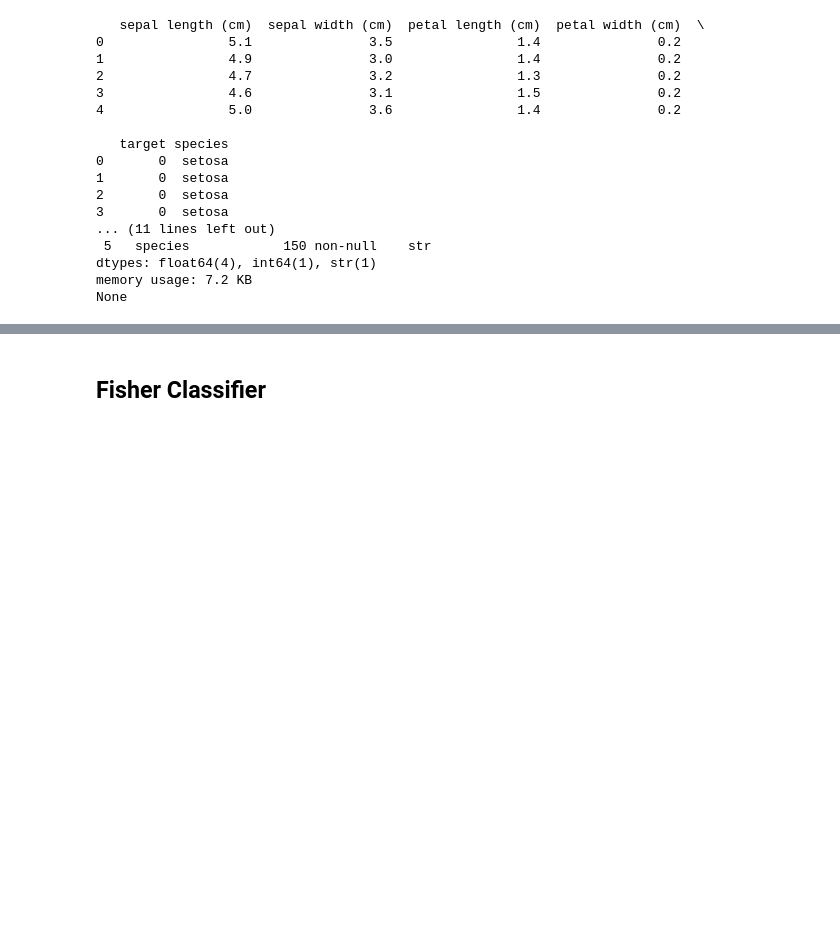
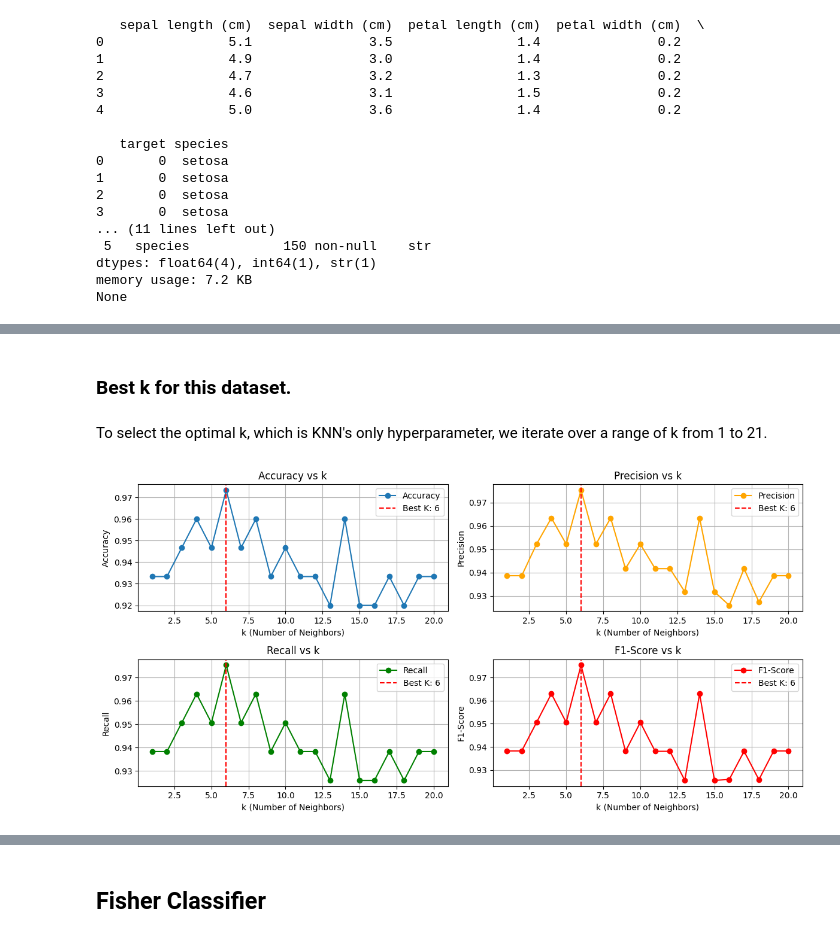
Before and after one commit to dmnunez1993/adaptive-media-processing, a Jupyter notebook: assignment-2/assignment_2.ipynb, the cells around one changed output, grey strips where cells are left out. Cells and saved outputs as stored; diff of their text form; code cells hidden in the pictures; blank space fills up the shorter version.

Commit message:
find best k

```diff
--- a/assignment-2/assignment_2.ipynb
+++ b/assignment-2/assignment_2.ipynb
@@ -228,0 +236,80 @@ weighted avg       0.97      0.97      0.97        30
+# %% [markdown]
+### Best k for this dataset.
+# %% [markdown]
+To select the optimal k, which is KNN's only hyperparameter, we iterate over a range of k from 1 to 21.
+# %%
+from sklearn.metrics import accuracy_score, precision_score, recall_score, f1_score
+
+
+k_choices = list(range(1, 21))
+
+
+results = []
+
+best_k_accuracy = {'k': 0, 'accuracy': 0}
+best_k_precision = {'k': 0, 'precision': 0}
+best_k_recall = {'k': 0, 'recall': 0}
+best_k_f1_score = {'k': 0, 'f1_score': 0}
+
+for choice in k_choices:
+    knn_classifier = KNNClassifier(k=choice)
+    knn_classifier.fit(df_train[iris.feature_names].values,
+                       df_train['target'].values)
+    y_pred_knn = knn_classifier.predict(df_test[iris.feature_names].values)
+    accuracy = accuracy_score(df_test['target'].values, y_pred_knn)
+    precision = precision_score(df_test['target'].values, y_pred_knn, average='macro')
+    recall = recall_score(df_test['target'].values, y_pred_knn, average='macro')
+    f1 = f1_score(df_test['target'].values, y_pred_knn, average='macro')
+
+    if accuracy > best_k_accuracy['accuracy']:
+        best_k_accuracy = {'k': choice, 'accuracy': accuracy}
+    if precision > best_k_precision['precision']:
+        best_k_precision = {'k': choice, 'precision': precision}
+    if recall > best_k_recall['recall']:
+        best_k_recall = {'k': choice, 'recall': recall}
+    if f1 > best_k_f1_score['f1_score']:
+        best_k_f1_score = {'k': choice, 'f1_score': f1}
+
+    results.append((choice, accuracy, precision, recall, f1))
+
+import matplotlib.pyplot as plt
+
+k_values, accuracies, precisions, recalls, f1_scores = zip(*results)
+fig, axs = plt.subplots(nrows=2, ncols=2, figsize=(12, 6))
+
+axs[0, 0].plot(k_values, accuracies, label='Accuracy', marker='o')
+axs[0, 0].axvline(x=best_k_accuracy['k'], color='red', linestyle='--', label=f'Best K: {best_k_accuracy["k"]}')
+axs[0, 0].set_xlabel('k (Number of Neighbors)')
+axs[0, 0].set_ylabel('Accuracy')
+axs[0, 0].set_title('Accuracy vs k')
+axs[0, 0].legend()
+axs[0, 0].grid()
+
+axs[0, 1].plot(k_values, precisions, label='Precision', marker='o', color='orange')
+axs[0, 1].axvline(x=best_k_precision['k'], color='red', linestyle='--', label=f'Best K: {best_k_precision["k"]}')
+axs[0, 1].set_xlabel('k (Number of Neighbors)')
+axs[0, 1].set_ylabel('Precision')
+axs[0, 1].set_title('Precision vs k')
+axs[0, 1].legend()
+axs[0, 1].grid()
+
+axs[1, 0].plot(k_values, recalls, label='Recall', marker='o', color='green')
+axs[1, 0].axvline(x=best_k_recall['k'], color='red', linestyle='--', label=f'Best K: {best_k_recall["k"]}')
+axs[1, 0].set_xlabel('k (Number of Neighbors)')
+axs[1, 0].set_ylabel('Recall')
+axs[1, 0].set_title('Recall vs k')
+axs[1, 0].legend()
+axs[1, 0].grid()
+
+axs[1, 1].plot(k_values, f1_scores, label='F1-Score', marker='o', color='red')
+axs[1, 1].axvline(x=best_k_f1_score['k'], color='red', linestyle='--', label=f'Best K: {best_k_f1_score["k"]}')
+axs[1, 1].set_xlabel('k (Number of Neighbors)')
+axs[1, 1].set_ylabel('F1-Score')
+axs[1, 1].set_title('F1-Score vs k')
+axs[1, 1].legend()
+axs[1, 1].grid()
+
+plt.tight_layout()
+plt.show()
+# %% [output]
+[figure, added]
```
Also changed, not shown: parts of 9 cells of this notebook.
